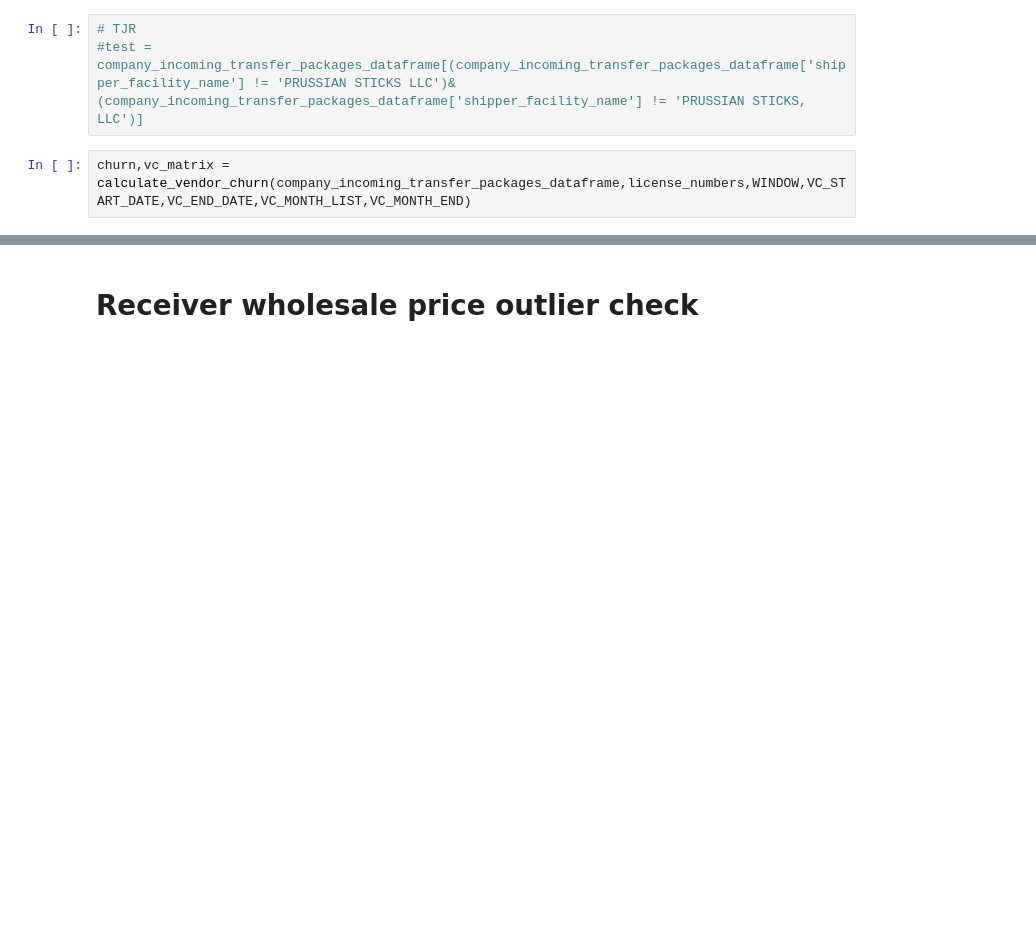
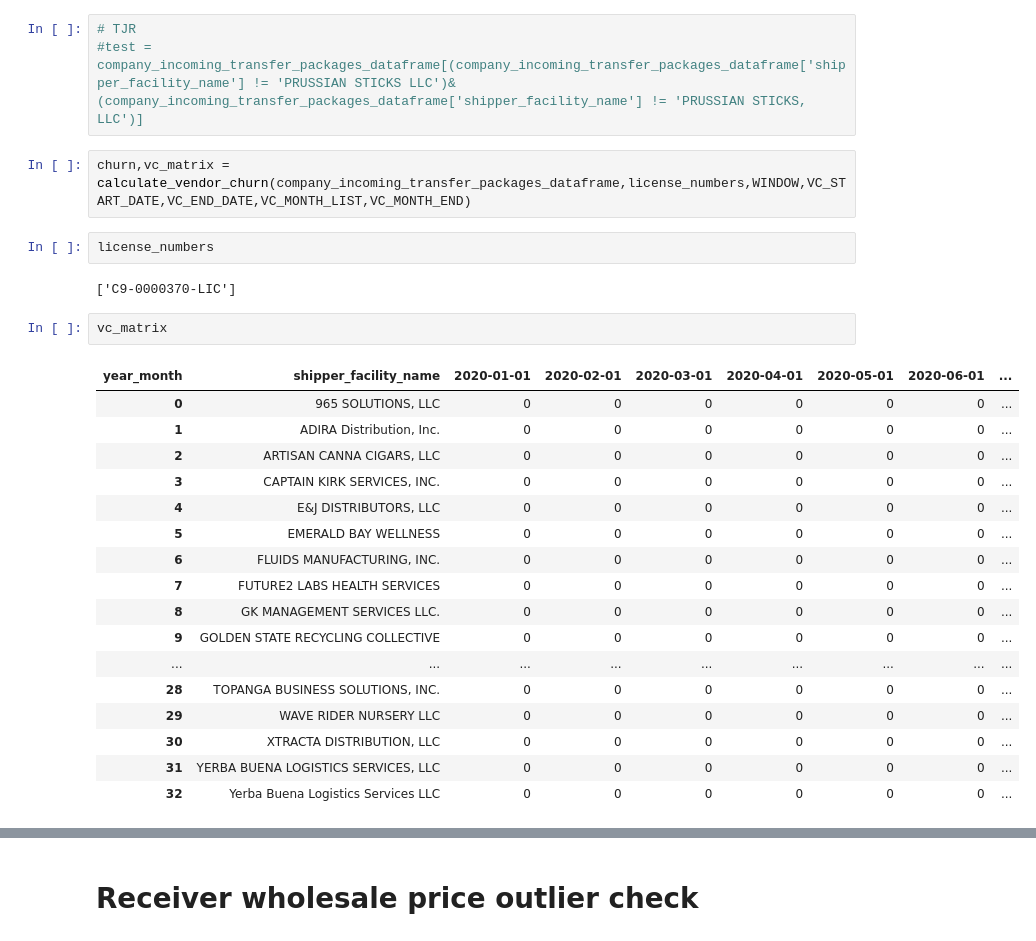
Before and after one commit to warrenshen/platform, a Jupyter notebook: services/api-server/notebooks/analysis/Monthly_Client_Surveillance.ipynb, the cells around one changed output, grey strips where cells are left out. Saved outputs shown, nothing was run; the diff lists cells and outputs as text; blank space fills up the shorter version.

```diff
--- a/services/api-server/notebooks/analysis/Monthly_Client_Surveillance.ipynb
+++ b/services/api-server/notebooks/analysis/Monthly_Client_Surveillance.ipynb
@@ -518,6 +506,30 @@ license_numbers
 #test = company_incoming_transfer_packages_dataframe[(company_incoming_transfer_packages_dataframe['shipper_facility_name'] != 'PRUSSIAN STICKS LLC')&(company_incoming_transfer_packages_dataframe['shipper_facility_name'] != 'PRUSSIAN STICKS, LLC')]
 # %%
 churn,vc_matrix = calculate_vendor_churn(company_incoming_transfer_packages_dataframe,license_numbers,WINDOW,VC_START_DATE,VC_END_DATE,VC_MONTH_LIST,VC_MONTH_END)
+# %%
+license_numbers
+# %% [output]
+['C9-0000370-LIC']
+# %%
+vc_matrix
+# %% [output]
+| year_month | shipper_facility_name | 2020-01-01 | 2020-02-01 | 2020-03-01 | 2020-04-01 | 2020-05-01 | 2020-06-01 | ... |
+| 0 | 965 SOLUTIONS, LLC | 0 | 0 | 0 | 0 | 0 | 0 | ... |
+| 1 | ADIRA Distribution, Inc. | 0 | 0 | 0 | 0 | 0 | 0 | ... |
+| 2 | ARTISAN CANNA CIGARS, LLC | 0 | 0 | 0 | 0 | 0 | 0 | ... |
+| 3 | CAPTAIN KIRK SERVICES, INC. | 0 | 0 | 0 | 0 | 0 | 0 | ... |
+| 4 | E&J DISTRIBUTORS, LLC | 0 | 0 | 0 | 0 | 0 | 0 | ... |
+| 5 | EMERALD BAY WELLNESS | 0 | 0 | 0 | 0 | 0 | 0 | ... |
+| 6 | FLUIDS MANUFACTURING, INC. | 0 | 0 | 0 | 0 | 0 | 0 | ... |
+| 7 | FUTURE2 LABS HEALTH SERVICES | 0 | 0 | 0 | 0 | 0 | 0 | ... |
+| 8 | GK MANAGEMENT SERVICES LLC. | 0 | 0 | 0 | 0 | 0 | 0 | ... |
+| 9 | GOLDEN STATE RECYCLING COLLECTIVE | 0 | 0 | 0 | 0 | 0 | 0 | ... |
+| ... | ... | ... | ... | ... | ... | ... | ... | ... |
+| 28 | TOPANGA BUSINESS SOLUTIONS, INC. | 0 | 0 | 0 | 0 | 0 | 0 | ... |
+| 29 | WAVE RIDER NURSERY LLC | 0 | 0 | 0 | 0 | 0 | 0 | ... |
+| 30 | XTRACTA DISTRIBUTION, LLC | 0 | 0 | 0 | 0 | 0 | 0 | ... |
+| 31 | YERBA BUENA LOGISTICS SERVICES, LLC | 0 | 0 | 0 | 0 | 0 | 0 | ... |
+| 32 | Yerba Buena Logistics Services LLC | 0 | 0 | 0 | 0 | 0 | 0 | ... |
 # %%
 ax = churn['%_inactive'].plot(marker = 'o',figsize = (12,8))
 vals = ax.get_yticks()
```
Also changed, not shown: parts of 39 cells of this notebook, 4 other files.
